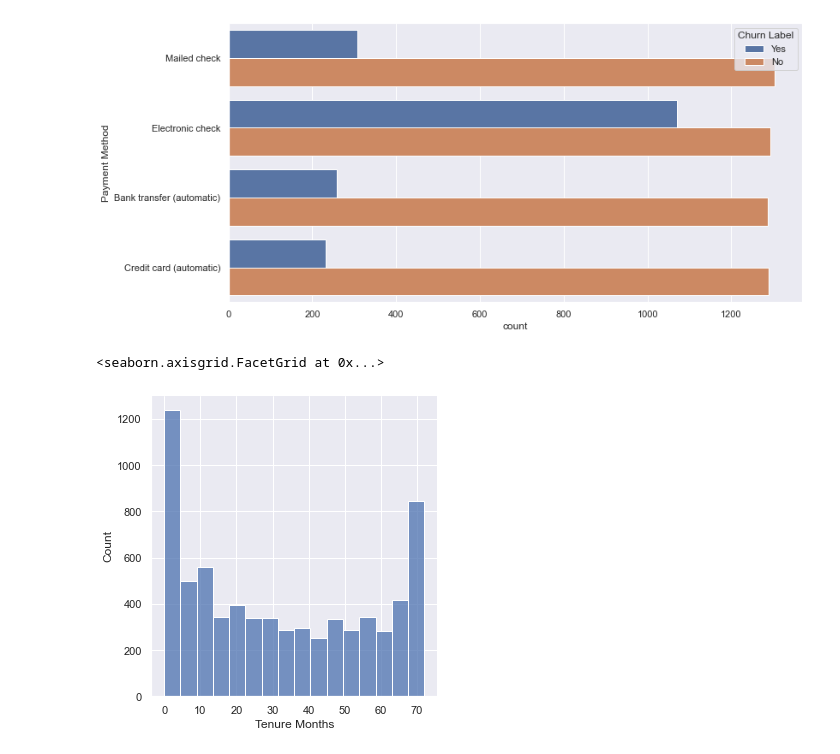
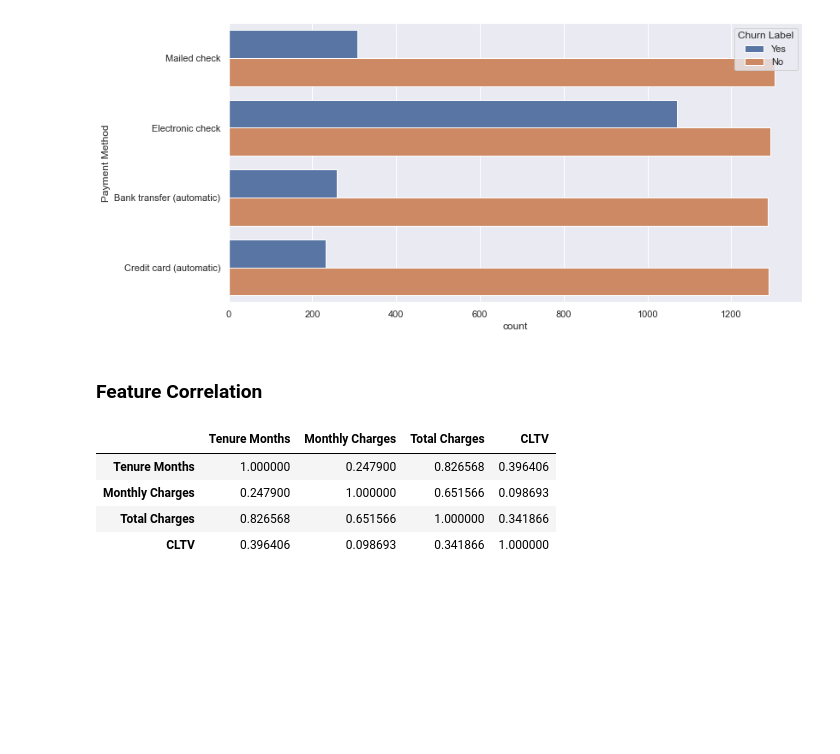
Before and after one commit to samarth-malhotra/Dissertation, a Jupyter notebook: Dissertation Project.ipynb, the cells around one changed output. Cells and saved outputs as stored; diff of their text form; code cells hidden in the pictures; blank space fills up the shorter version.

```diff
--- a/Dissertation Project.ipynb
+++ b/Dissertation Project.ipynb
@@ -391,9 +391,3 @@ sns.countplot(data=df_new, y="Payment Method", hue="Churn Label")
 [figure]
 # %%
 # From the above plot we can observe that customers with electronic check are more likely to churn
-# %%
-# show the distribution of tenure.
-sns.displot(df_new['Tenure Months'])
-# %% [output]
-<seaborn.axisgrid.FacetGrid at 0x...>
-[figure, removed]
@@ -402,0 +394,14 @@ sns.displot(df_new['Tenure Months'])
+# %% [markdown]
+### Feature Correlation
+# %%
+# Numerical Feature Correlation
+
+numerical = df_new[["Tenure Months", "Monthly Charges", "Total Charges", "CLTV"]]
+corr_matrix = numerical.corr()
+corr_matrix
+# %% [output]
+|  | Tenure Months | Monthly Charges | Total Charges | CLTV |
+| Tenure Months | 1.000000 | 0.247900 | 0.826568 | 0.396406 |
+| Monthly Charges | 0.247900 | 1.000000 | 0.651566 | 0.098693 |
+| Total Charges | 0.826568 | 0.651566 | 1.000000 | 0.341866 |
+| CLTV | 0.396406 | 0.098693 | 0.341866 | 1.000000 |
```
Also changed, not shown: parts of 8 cells of this notebook.
